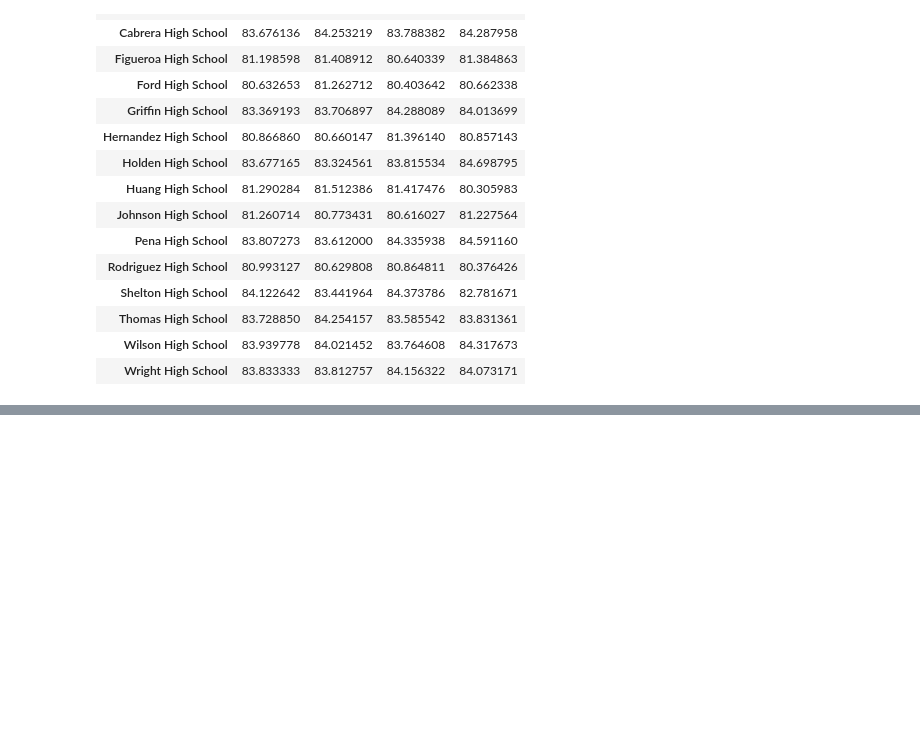
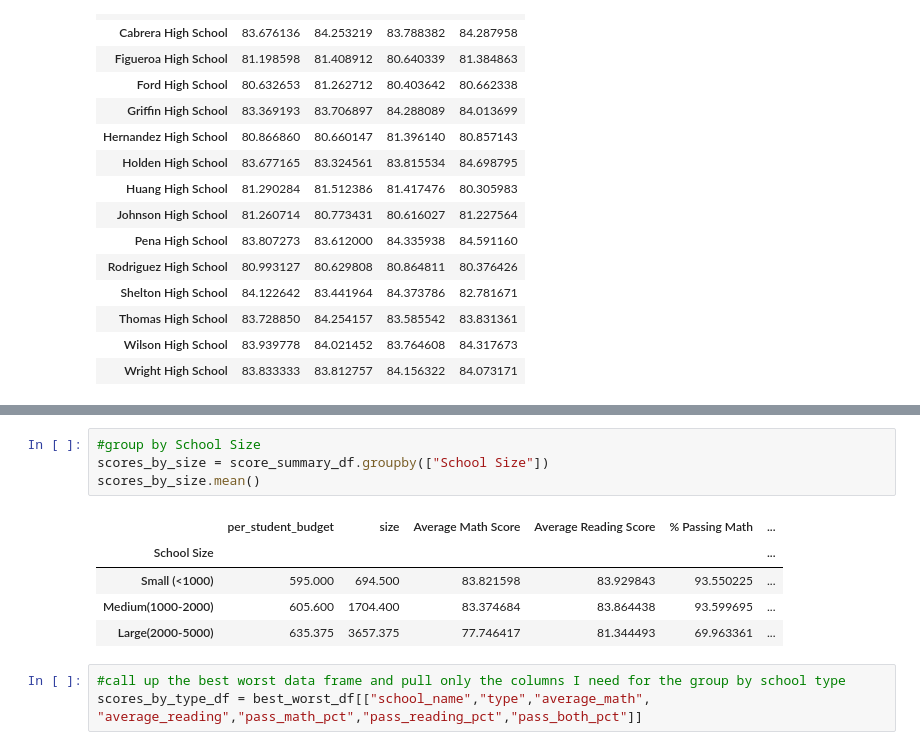
Before and after one commit to andersonmalloryk/pandas-challenge, a Jupyter notebook: PyCitySchools/PyCitySchools.ipynb, the cells around one changed output, grey strips where cells are left out. Cells and saved outputs as stored; diff of their text form; blank space fills up the shorter version.

```diff
--- a/PyCitySchools/PyCitySchools.ipynb
+++ b/PyCitySchools/PyCitySchools.ipynb
@@ -341,0 +311,13 @@ final_best_worst_df = final_best_worst_df.rename(columns = {"Per Student Budget"
+# %%
+#group by School Size
+scores_by_size = score_summary_df.groupby(["School Size"])
+scores_by_size.mean()
+# %% [output]
+|  | per_student_budget | size | Average Math Score | Average Reading Score | % Passing Math | ... |
+| School Size |  |  |  |  |  | ... |
+| Small (<1000) | 595.000 | 694.500 | 83.821598 | 83.929843 | 93.550225 | ... |
+| Medium(1000-2000) | 605.600 | 1704.400 | 83.374684 | 83.864438 | 93.599695 | ... |
+| Large(2000-5000) | 635.375 | 3657.375 | 77.746417 | 81.344493 | 69.963361 | ... |
+# %%
+#call up the best worst data frame and pull only the columns I need for the group by school type
+scores_by_type_df = best_worst_df[["school_name","type","average_math", "average_reading","pass_math_pct","pass_reading_pct","pass_both_pct"]]
```
Also changed, not shown: parts of 18 cells of this notebook.
